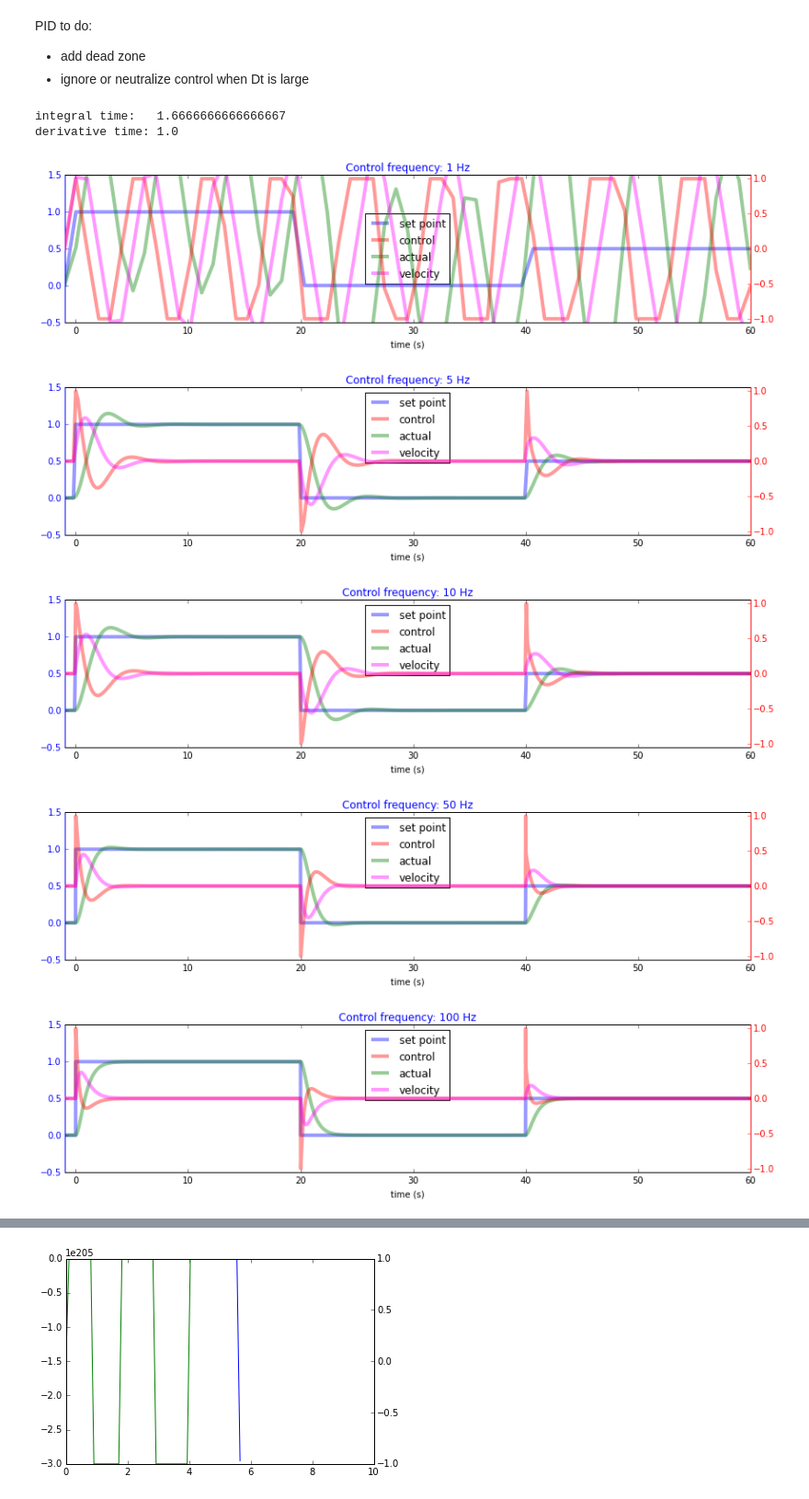
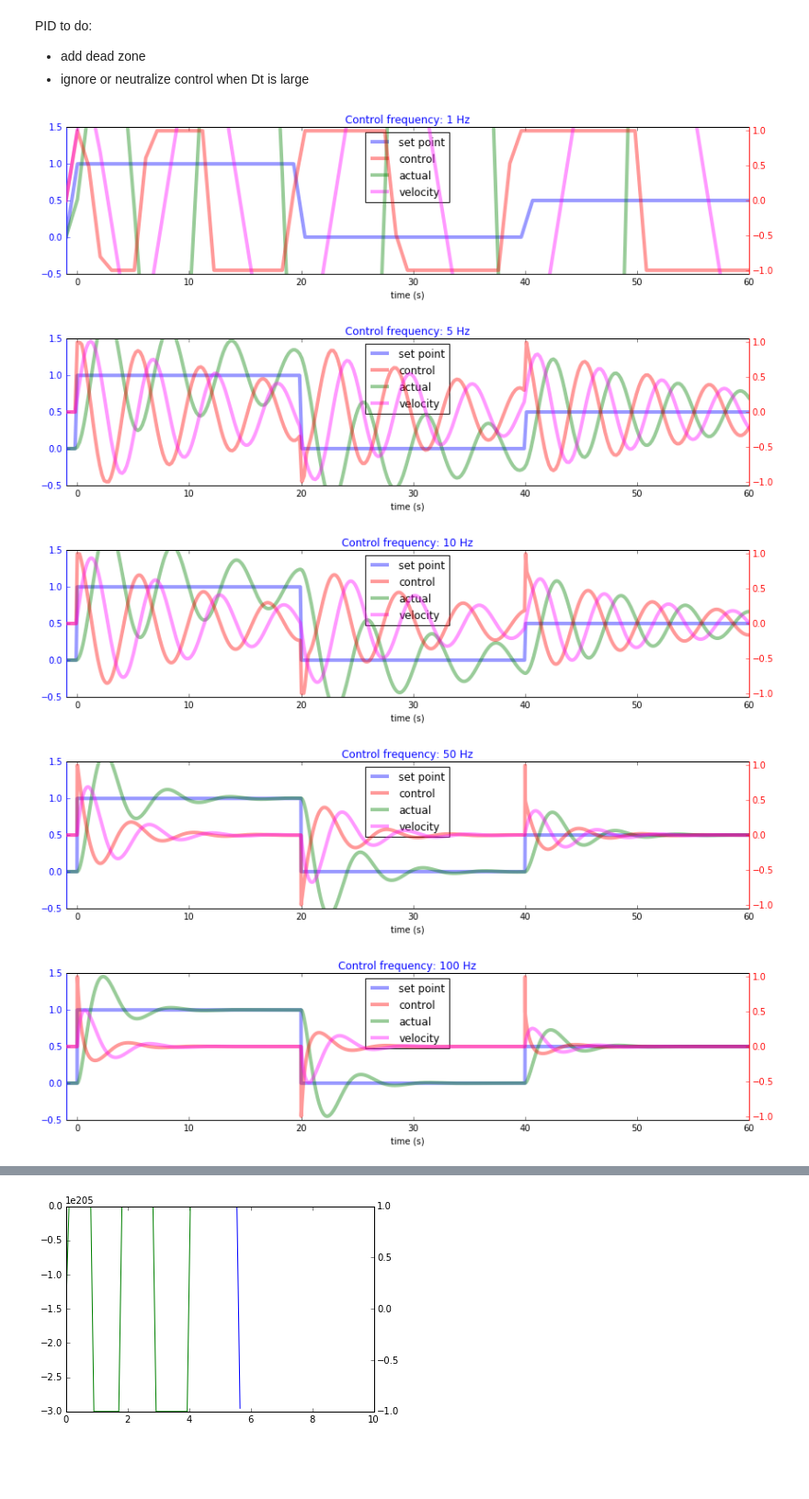
Before and after one commit to peterferreira/wernher, a Jupyter notebook: sandbox/remotus_immobilous/PID Controller.ipynb, the cells around one changed output, grey strips where cells are left out. Shown at 92% size. Saved outputs shown, nothing was run; the diff lists cells and outputs as text; code cells hidden in the pictures; blank space fills up the shorter version.

```diff
--- a/sandbox/remotus_immobilous/PID Controller.ipynb
+++ b/sandbox/remotus_immobilous/PID Controller.ipynb
@@ -72,8 +72,11 @@ def plot_simulation(tt,xx0,aa,xx,vv,freq):
     ptcont, = axr.plot(tt, aa, color='red', **opts)
     ptvel,  = axr.plot(tt, vv, color='magenta', **opts)
 
+    xmin,xmax = xx0.min(),xx0.max()
+    dx = xmax - xmin
+
     ax.set_xlim(-1,None)
-    ax.set_ylim(-0.5,130)
+    ax.set_ylim(xmin-dx*0.5,xmax+dx*0.5)
     axr.set_ylim(-1.05,1.05)
 
     ax.set_title('Control frequency: {} Hz'.format(freq))
@@ -82,29 +85,19 @@ def plot_simulation(tt,xx0,aa,xx,vv,freq):
     l = ax.legend((ptset,ptcont,ptval,ptvel), ('set point','control','actual','velocity'),
               loc='best')
     l.set_zorder(1)
-# %%
-cont = Controller()
-cont.kp = 1
-cont.ki = 0.6
-cont.kd = 1
-print('integral time:  ',cont.ti)
-print('derivative time:',cont.td)
-# %% [output]
-integral time:   1.6666666666666667
-derivative time: 1.0
 # %%
 for freq in [1,5,10,50,100]: #,500,1000,5000]:
     _=plot_simulation(*simulate(xset=1,
-                  kp=1, ki=0, kd=1,
+                  kp=1, ki=1, kd=1,
                   m=1, b=0, k=0, x0=0,
                   g=1, s=0,
                   total_time=20, freq=freq))
 # %% [output]
-[figure, old version]
+[figure, new version]
-[figure, old version]
+[figure, new version]
-[figure, old version]
+[figure, new version]
-[figure, old version]
+[figure, new version]
-[figure, old version]
+[figure, new version]
 # %%
 for freq in [1,5,10,50,100]: #,500,1000,5000]:
     _=plot_simulation(*simulate(xset=90*π/180,
```
Also changed, not shown: parts of 1 cell of this notebook, 1 other file.
